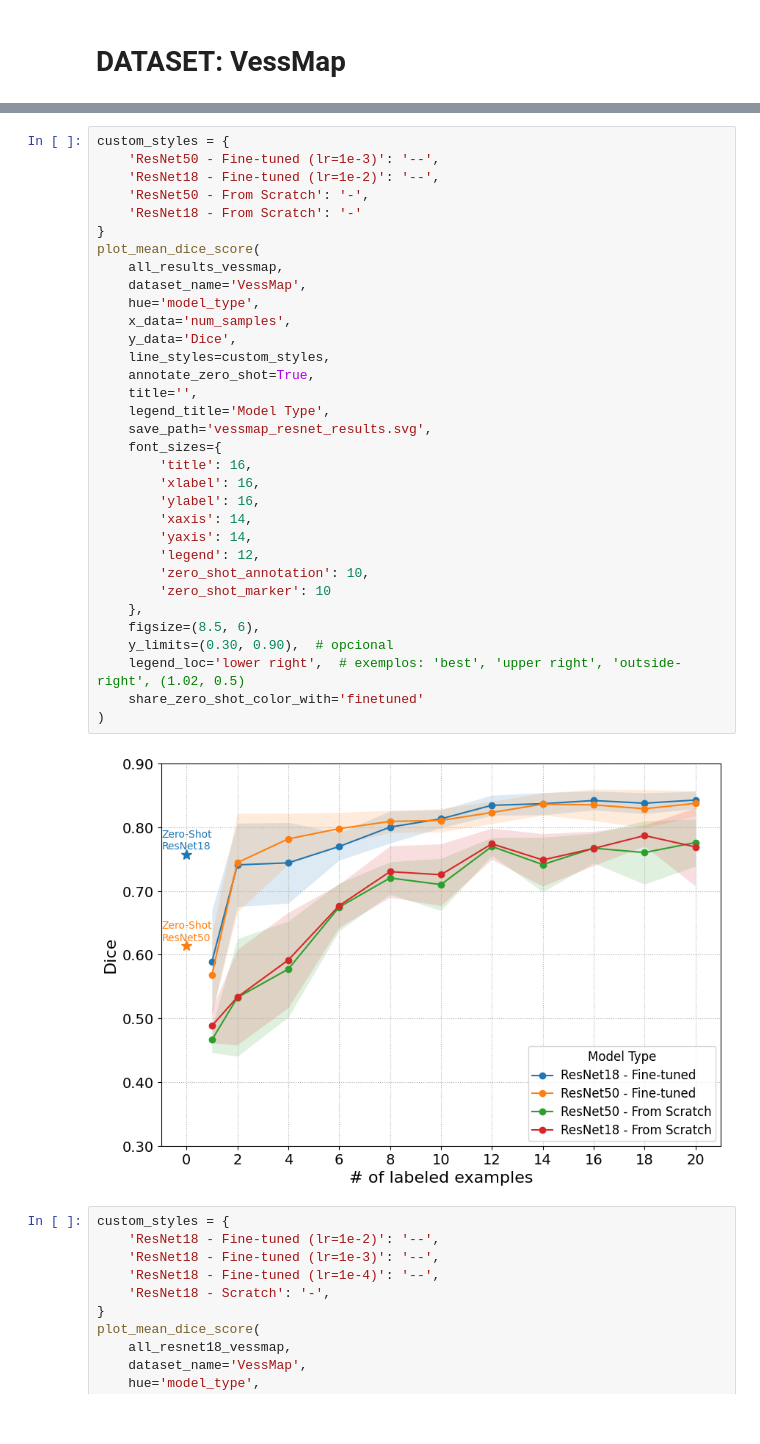
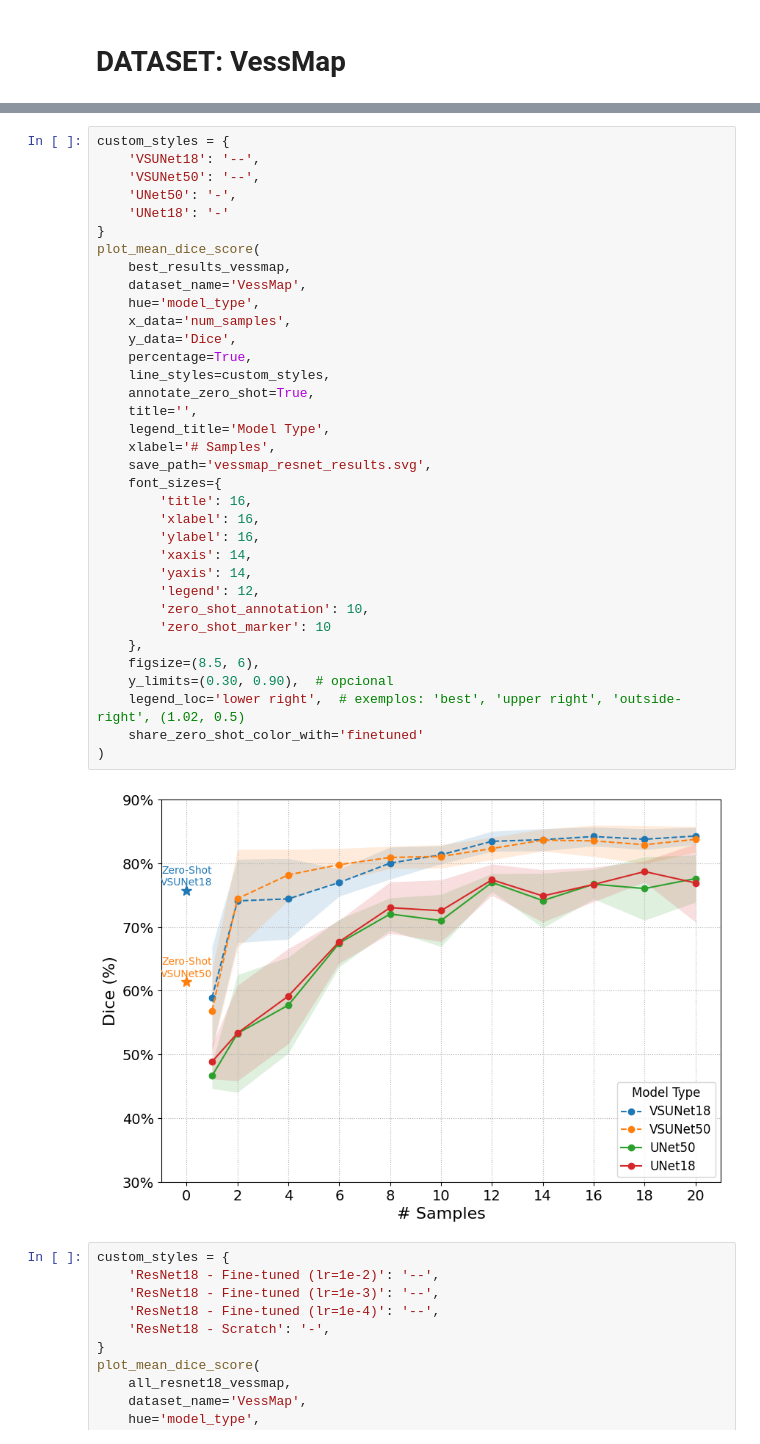
Before and after one commit to galvaowesley/vess-shape-experiments, a Jupyter notebook: 04_evaluation/models_evalation.ipynb, the cells around one changed output, grey strips where cells are left out. Drawn from its saved outputs; the diff is of its cells as text.

```diff
--- a/04_evaluation/models_evalation.ipynb
+++ b/04_evaluation/models_evalation.ipynb
@@ -84,38 +89,40 @@ all_results_vessmap.to_csv('all_inferences_results_on_vessmap.csv', index=False)
 # %%
 custom_styles = {
-    'ResNet50 - Fine-tuned (lr=1e-3)': '--',
-    'ResNet18 - Fine-tuned (lr=1e-2)': '--',
-    'ResNet50 - From Scratch': '-',
-    'ResNet18 - From Scratch': '-'
+    'VSUNet18': '--',
+    'VSUNet50': '--',
+    'UNet50': '-',
+    'UNet18': '-'
 }
 plot_mean_dice_score(
-    all_results_vessmap,
+    best_results_vessmap,
     dataset_name='VessMap',
     hue='model_type',
     x_data='num_samples',
     y_data='Dice',
+    percentage=True,
     line_styles=custom_styles,
     annotate_zero_shot=True,
     title='',
     legend_title='Model Type',
+    xlabel='# Samples',
     save_path='vessmap_resnet_results.svg',
     font_sizes={
         'title': 16,
         'xlabel': 16,
         'ylabel': 16,
         'xaxis': 14,
         'yaxis': 14,
         'legend': 12,
         'zero_shot_annotation': 10,
         'zero_shot_marker': 10
     },
     figsize=(8.5, 6),
     y_limits=(0.30, 0.90),  # opcional
     legend_loc='lower right',  # exemplos: 'best', 'upper right', 'outside-right', (1.02, 0.5)
     share_zero_shot_color_with='finetuned'
 )
 # %% [output]
-[figure, old version]
+[figure, new version]
 # %%
 custom_styles = {
     'ResNet18 - Fine-tuned (lr=1e-2)': '--',
```
Also changed, not shown: parts of 12 cells of this notebook, 1 other file.
